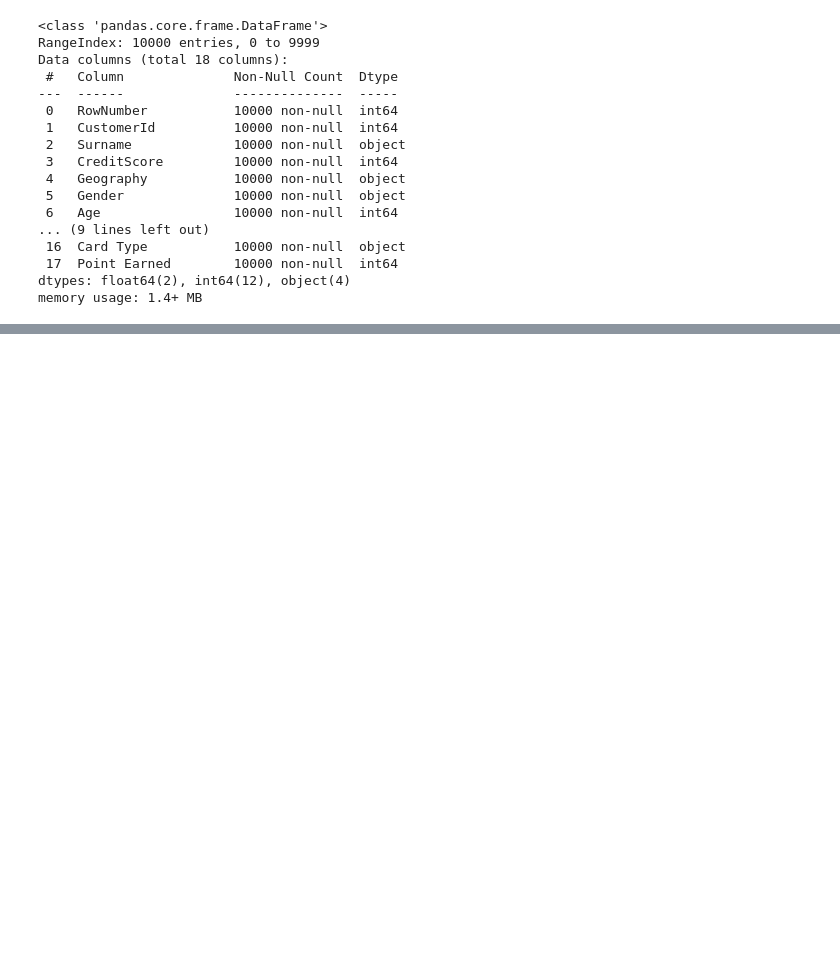
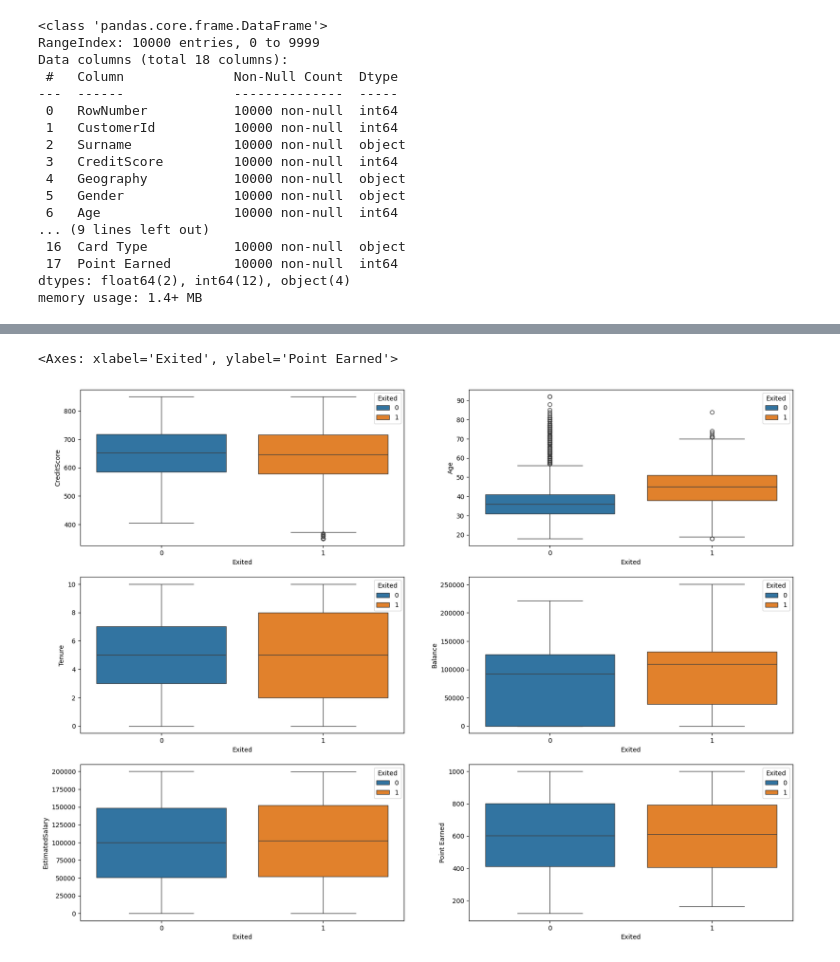
Before and after one commit to ravina029/CustomerChurnPrediction, a Jupyter notebook: research/EDA.ipynb, the cells around one changed output, grey strips where cells are left out. Cells and saved outputs as stored; diff of their text form; code cells hidden in the pictures; blank space fills up the shorter version.

```diff
--- a/research/EDA.ipynb
+++ b/research/EDA.ipynb
@@ -559,0 +161,2 @@ plt.show()
+# %%
+df1.drop(columns=["Complain"],inplace=True)
@@ -559,0 +214,11 @@ plt.show()
+# %%
+fig, axarr = plt.subplots(3, 2, figsize=(20, 15))
+sns.boxplot(y='CreditScore',x = 'Exited', hue = 'Exited',data = df1, ax=axarr[0][0])
+sns.boxplot(y='Age',x = 'Exited', hue = 'Exited',data = df1 , ax=axarr[0][1])
+sns.boxplot(y='Tenure',x = 'Exited', hue = 'Exited',data = df1, ax=axarr[1][0])
+sns.boxplot(y='Balance',x = 'Exited', hue = 'Exited',data = df1, ax=axarr[1][1])
+sns.boxplot(y='EstimatedSalary',x = 'Exited', hue = 'Exited',data = df1, ax=axarr[2][0])
+sns.boxplot(y='Point Earned',x = 'Exited', hue = 'Exited',data = df1, ax=axarr[2][1])
+# %% [output]
+<Axes: xlabel='Exited', ylabel='Point Earned'>
+[figure, added]
```
Also changed, not shown: parts of 77 cells of this notebook.
